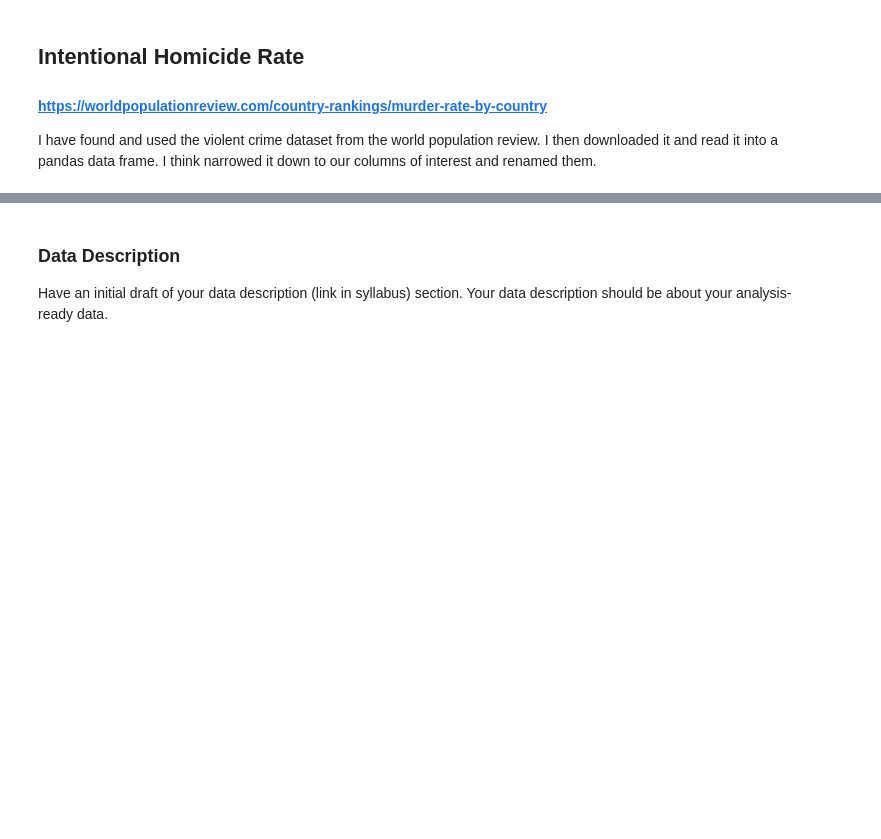
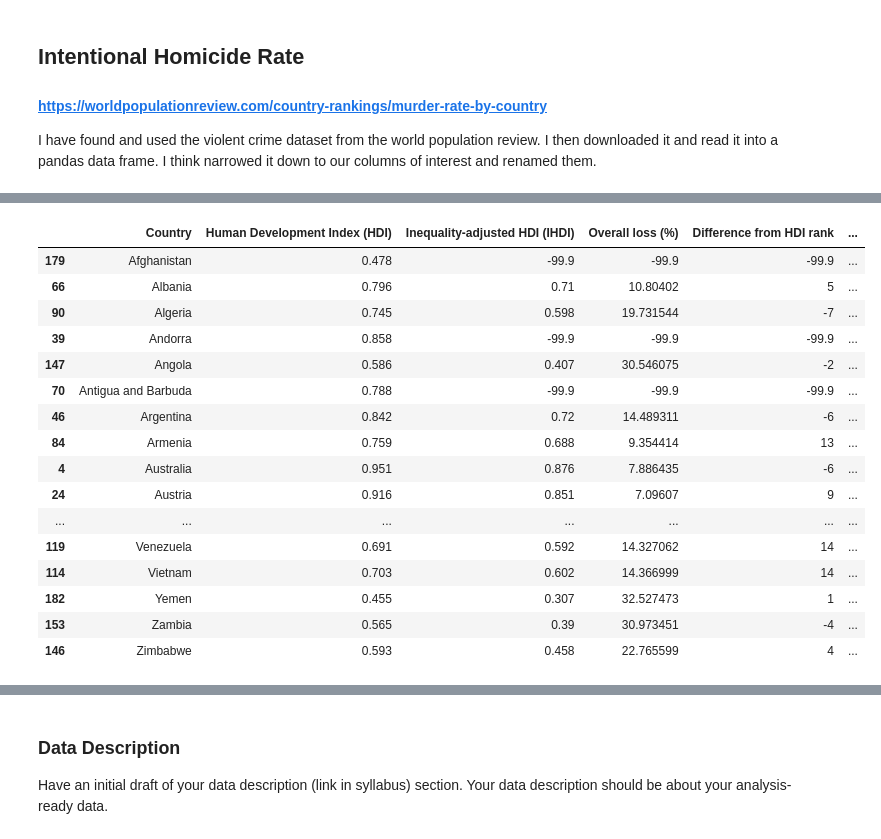
Before and after one commit to ryanbordo/Life-Expectancies-Analysis, a Jupyter notebook: p2.ipynb, the cells around one changed output, grey strips where cells are left out. Drawn from its saved outputs; the diff is of its cells as text; code cells hidden in the pictures; blank space fills up the shorter version.

```diff
--- a/p2.ipynb
+++ b/p2.ipynb
@@ -80,0 +217,48 @@ I have found and used the violent crime dataset from the world population review
+# %%
+#correct the country names w.r.t. Wikipedia
+changes_dict = {
+    "Bolivia (Plurinational State of)": "Bolivia",
+    "Congo (Democratic Republic of the)" : "Democratic Republic of the Congo",
+    "Congo" : "Republic of the Congo",
+    "Hong Kong, China (SAR)" : "Hong Kong",
+    "Iran (Islamic Republic of)" : "Iran",
+    "Korea (Democratic People's Rep. of)" : "North Korea",
+    "Korea (Republic of)" : "South Korea",
+    "Lao People's Democratic Republic" : "Laos",
+    "Moldova (Republic of)" : "Moldova",
+    "Russian Federation" : "Russia",
+    "Syrian Arab Republic" : "Syria",
+    "Tanzania (United Republic of)" : "Tanzania",
+    "Venezuela (Bolivarian Republic of)" : "Venezuela",
+    "Viet Nam" : "Vietnam",
+    "United States" : "United States of America",
+    "Türkiye": "Turkey",
+    "Gambia": "The Gambia",
+    "Eswatini (Kingdom of)": "Eswatini",
+    "Czechia" : "Czech Republic",
+    "Brunei Darussalam": "Brunei"
+}
+for old, new in changes_dict.items():
+    full_hdi_df.loc[full_hdi_df['Country'] == old, "Country"] = new
+
+full_hdi_df = full_hdi_df.sort_values(by="Country")
+with pd.option_context('display.max_rows', None, 'display.max_columns', None):
+    display(full_hdi_df)
+# %% [output]
+|  | Country | Human Development Index (HDI) | Inequality-adjusted HDI (IHDI) | Overall loss (%) | Difference from HDI rank | ... |
+| 179 | Afghanistan | 0.478 | -99.9 | -99.9 | -99.9 | ... |
+| 66 | Albania | 0.796 | 0.71 | 10.80402 | 5 | ... |
+| 90 | Algeria | 0.745 | 0.598 | 19.731544 | -7 | ... |
+| 39 | Andorra | 0.858 | -99.9 | -99.9 | -99.9 | ... |
+| 147 | Angola | 0.586 | 0.407 | 30.546075 | -2 | ... |
+| 70 | Antigua and Barbuda | 0.788 | -99.9 | -99.9 | -99.9 | ... |
+| 46 | Argentina | 0.842 | 0.72 | 14.489311 | -6 | ... |
+| 84 | Armenia | 0.759 | 0.688 | 9.354414 | 13 | ... |
+| 4 | Australia | 0.951 | 0.876 | 7.886435 | -6 | ... |
+| 24 | Austria | 0.916 | 0.851 | 7.09607 | 9 | ... |
+| ... | ... | ... | ... | ... | ... | ... |
+| 119 | Venezuela | 0.691 | 0.592 | 14.327062 | 14 | ... |
+| 114 | Vietnam | 0.703 | 0.602 | 14.366999 | 14 | ... |
+| 182 | Yemen | 0.455 | 0.307 | 32.527473 | 1 | ... |
+| 153 | Zambia | 0.565 | 0.39 | 30.973451 | -4 | ... |
+| 146 | Zimbabwe | 0.593 | 0.458 | 22.765599 | 4 | ... |
```
Also changed, not shown: parts of 19 cells of this notebook, 8 other files.
